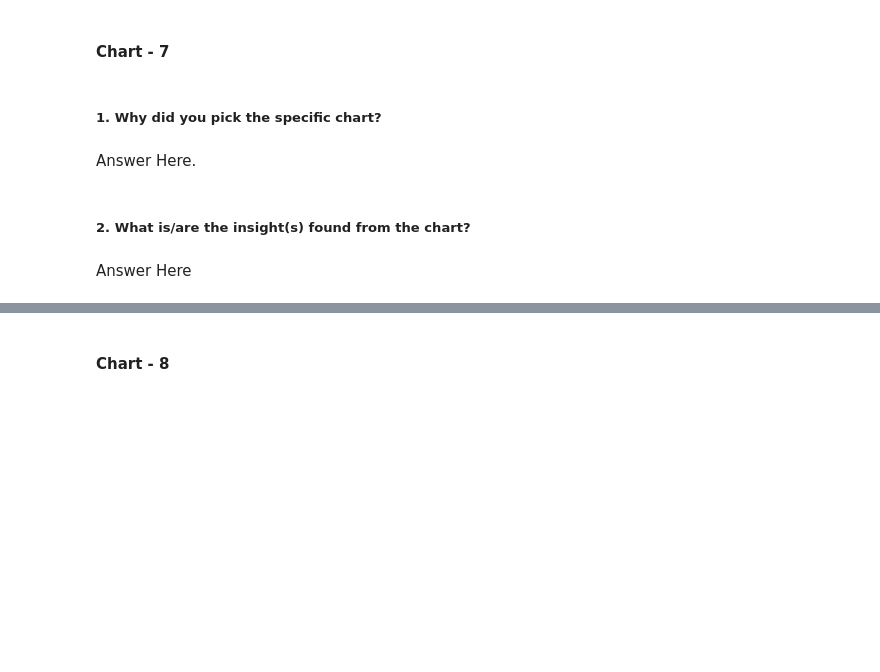
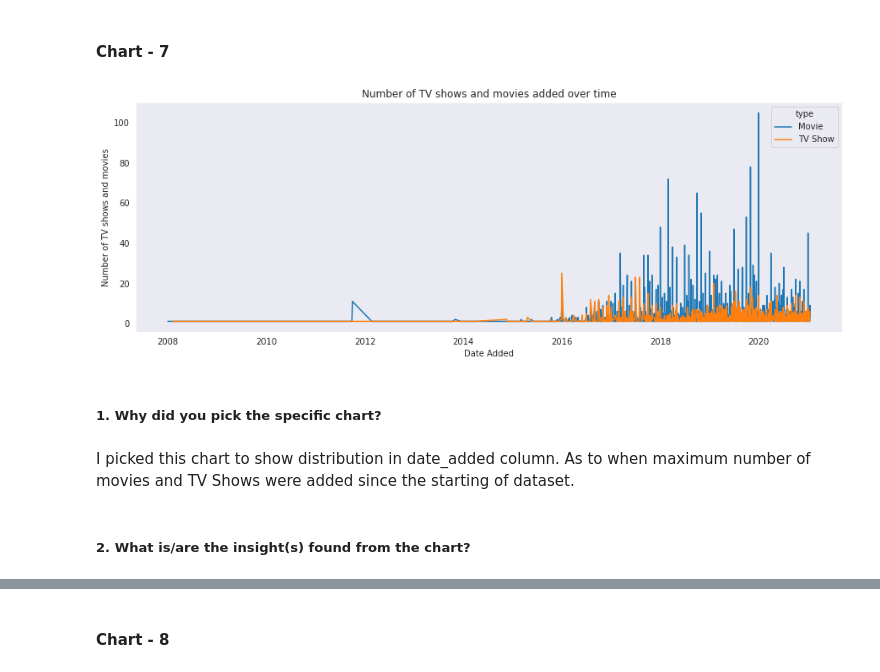
Before and after one commit to Bprs68/Netflix-content-clustering, a Jupyter notebook: Netflix_Movies_and_TV_Show_clustering.ipynb, the cells around one changed output, grey strips where cells are left out. Drawn from its saved outputs; the diff is of its cells as text; code cells hidden in the pictures; blank space fills up the shorter version.

```diff
--- a/Netflix_Movies_and_TV_Show_clustering.ipynb
+++ b/Netflix_Movies_and_TV_Show_clustering.ipynb
@@ -799,8 +875,24 @@ Answer Here
+# %%
+# creating a df filtering nan values and sorting it by date added
+date_added_df = df[~df.isna()].sort_values(by='date_added')
+# %%
+# extracting required columns only
+date_added_df = date_added_df.groupby(['date_added', 'type'], as_index=False)['title'].count()
+# %%
+# Chart - 7 visualization code
+sns.set_style('dark')
+plt.figure(figsize=(15,5))
+# create a line chart showing the number of TV shows and movies added over time
+sns.lineplot(data=date_added_df, x='date_added', y='title', hue='type')
+plt.title('Number of TV shows and movies added over time')
+plt.xlabel('Date Added')
+plt.ylabel('Number of TV shows and movies')
+plt.show()
+# %% [output]
+[figure, added]
 # %% [markdown]
 ##### 1. Why did you pick the specific chart?
-# %% [markdown]
-Answer Here.
+# %% [markdown]
+I picked this chart to show distribution in date_added column. As to when maximum number of movies and TV Shows were added since the starting of dataset.
 # %% [markdown]
 ##### 2. What is/are the insight(s) found from the chart?
-# %% [markdown]
-Answer Here
```
Also changed, not shown: parts of 43 cells of this notebook.
